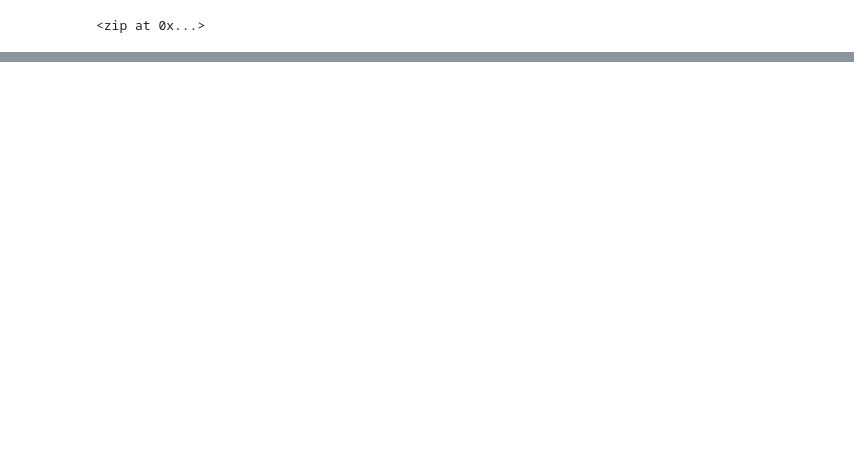
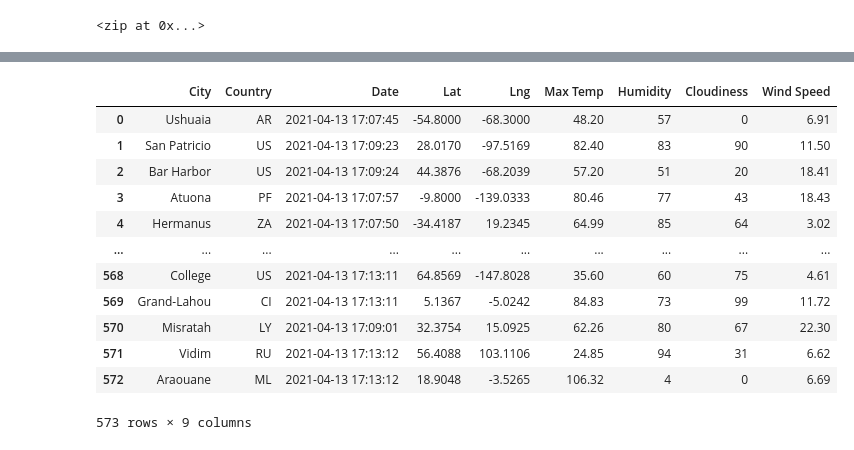
Before and after one commit to cmhume/World_Weather_Analysis, a Jupyter notebook: WeatherPy.ipynb, the cells around one changed output, grey strips where cells are left out. Drawn from its saved outputs; the diff is of its cells as text; code cells hidden in the pictures; blank space fills up the shorter version.

Commit message:
Adding updated WeatherPy.ipynb and .gitignore files

```diff
--- a/WeatherPy.ipynb
+++ b/WeatherPy.ipynb
@@ -55,0 +62,4 @@ len(cities)
+# %%
+# Starting URL for Weather Map API Call.
+url = "http://api.openweathermap.org/data/2.5/weather?units=Imperial&APPID=" + weather_api_key
+print(url)
@@ -55,0 +144,5 @@ len(cities)
+# %%
+# Create an endpoint URL for a city.
+city_url = url + "&q=" + "Boston"
+city_weather = requests.get(city_url)
+city_weather.json()
@@ -55,0 +293,4 @@ len(cities)
+# %%
+# Convert the array of dictionaries to a Pandas DataFrame.
+city_data_df = pd.DataFrame(city_data)
+city_data_df.head(10)
@@ -55,0 +309,19 @@ len(cities)
+# %%
+new_column_order = ["City", "Country", "Date", "Lat", "Lng", "Max Temp", "Humidity", "Cloudiness", "Wind Speed"]
+
+city_data_df = city_data_df[new_column_order]
+city_data_df
+# %% [output]
+|  | City | Country | Date | Lat | Lng | Max Temp | Humidity | Cloudiness | Wind Speed |
+| 0 | Ushuaia | AR | 2021-04-13 17:07:45 | -54.8000 | -68.3000 | 48.20 | 57 | 0 | 6.91 |
+| 1 | San Patricio | US | 2021-04-13 17:09:23 | 28.0170 | -97.5169 | 82.40 | 83 | 90 | 11.50 |
+| 2 | Bar Harbor | US | 2021-04-13 17:09:24 | 44.3876 | -68.2039 | 57.20 | 51 | 20 | 18.41 |
+| 3 | Atuona | PF | 2021-04-13 17:07:57 | -9.8000 | -139.0333 | 80.46 | 77 | 43 | 18.43 |
+| 4 | Hermanus | ZA | 2021-04-13 17:07:50 | -34.4187 | 19.2345 | 64.99 | 85 | 64 | 3.02 |
+| ... | ... | ... | ... | ... | ... | ... | ... | ... | ... |
+| 568 | College | US | 2021-04-13 17:13:11 | 64.8569 | -147.8028 | 35.60 | 60 | 75 | 4.61 |
+| 569 | Grand-Lahou | CI | 2021-04-13 17:13:11 | 5.1367 | -5.0242 | 84.83 | 73 | 99 | 11.72 |
+| 570 | Misratah | LY | 2021-04-13 17:09:01 | 32.3754 | 15.0925 | 62.26 | 80 | 67 | 22.30 |
+| 571 | Vidim | RU | 2021-04-13 17:13:12 | 56.4088 | 103.1106 | 24.85 | 94 | 31 | 6.62 |
+| 572 | Araouane | ML | 2021-04-13 17:13:12 | 18.9048 | -3.5265 | 106.32 | 4 | 0 | 6.69 |
+573 rows × 9 columns
```
Also changed, not shown: parts of 26 cells of this notebook, 1 other file.
